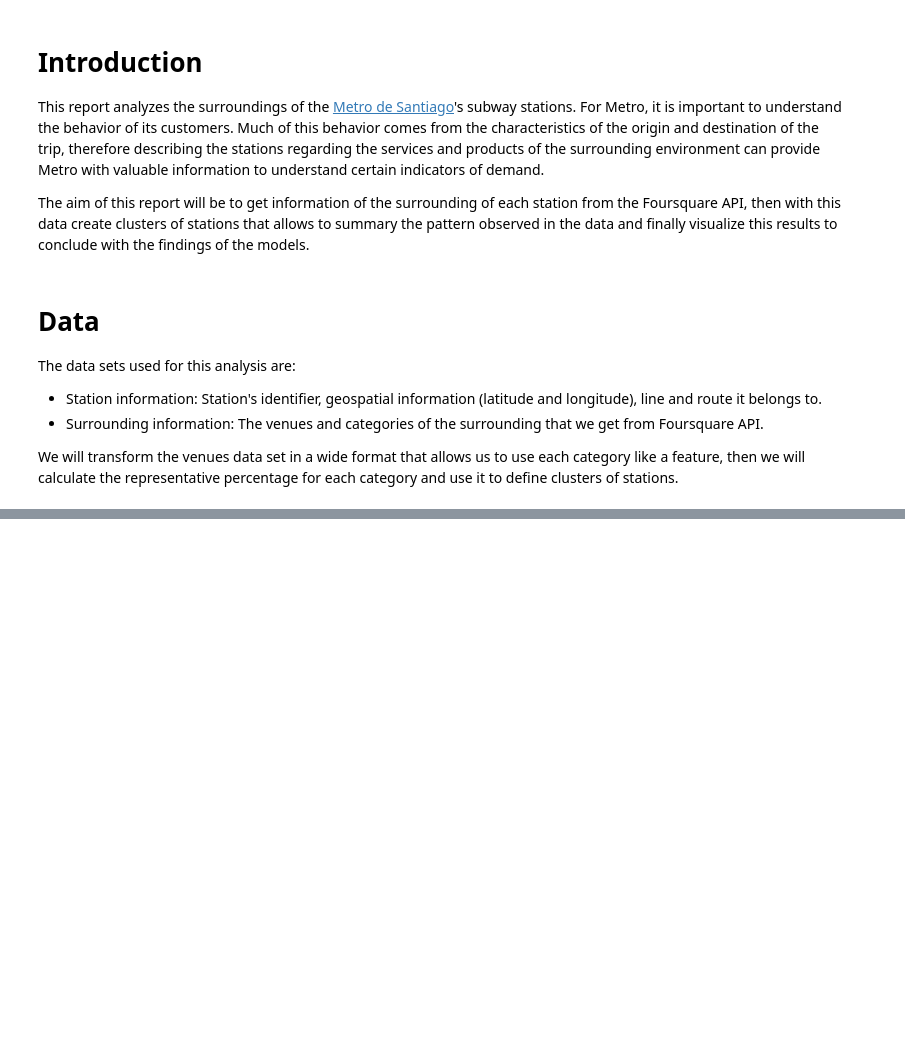
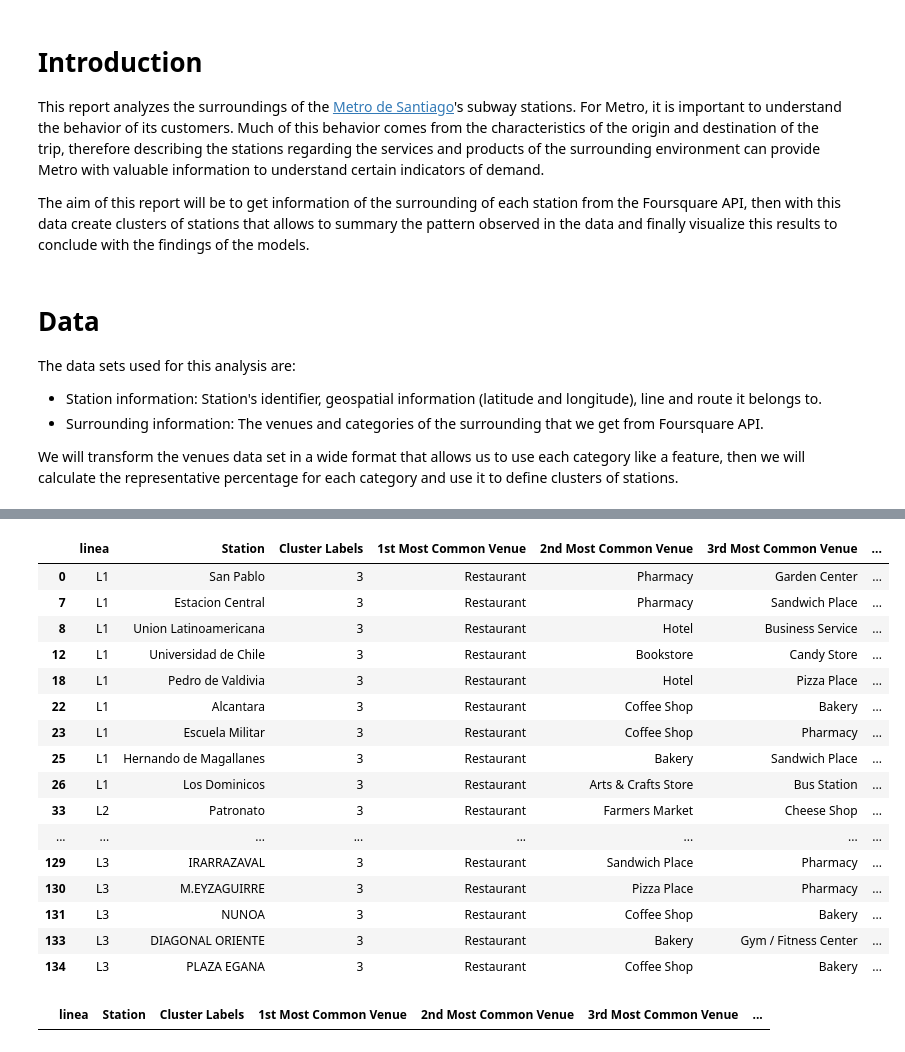
Before and after one commit to dehuencho/Coursera_Capstone, a Jupyter notebook: CapstoneNotebook.ipynb, the cells around one changed output, grey strips where cells are left out. Saved outputs shown, nothing was run; the diff lists cells and outputs as text; code cells hidden in the pictures; blank space fills up the shorter version.

```diff
--- a/CapstoneNotebook.ipynb
+++ b/CapstoneNotebook.ipynb
@@ -32,0 +614,24 @@ We will transform the venues data set in a wide format that allows us to use eac
+# %%
+metro_merged.loc[metro_merged['Cluster Labels'] == 3, metro_merged.columns[[1] + list(range(5, metro_merged.shape[1]))]]
+# %% [output]
+|  | linea | Station | Cluster Labels | 1st Most Common Venue | 2nd Most Common Venue | 3rd Most Common Venue | ... |
+| 0 | L1 | San Pablo | 3 | Restaurant | Pharmacy | Garden Center | ... |
+| 7 | L1 | Estacion Central | 3 | Restaurant | Pharmacy | Sandwich Place | ... |
+| 8 | L1 | Union Latinoamericana | 3 | Restaurant | Hotel | Business Service | ... |
+| 12 | L1 | Universidad de Chile | 3 | Restaurant | Bookstore | Candy Store | ... |
+| 18 | L1 | Pedro de Valdivia | 3 | Restaurant | Hotel | Pizza Place | ... |
+| 22 | L1 | Alcantara | 3 | Restaurant | Coffee Shop | Bakery | ... |
+| 23 | L1 | Escuela Militar | 3 | Restaurant | Coffee Shop | Pharmacy | ... |
+| 25 | L1 | Hernando de Magallanes | 3 | Restaurant | Bakery | Sandwich Place | ... |
+| 26 | L1 | Los Dominicos | 3 | Restaurant | Arts & Crafts Store | Bus Station | ... |
+| 33 | L2 | Patronato | 3 | Restaurant | Farmers Market | Cheese Shop | ... |
+| ... | ... | ... | ... | ... | ... | ... | ... |
+| 129 | L3 | IRARRAZAVAL | 3 | Restaurant | Sandwich Place | Pharmacy | ... |
+| 130 | L3 | M.EYZAGUIRRE | 3 | Restaurant | Pizza Place | Pharmacy | ... |
+| 131 | L3 | NUNOA | 3 | Restaurant | Coffee Shop | Bakery | ... |
+| 133 | L3 | DIAGONAL ORIENTE | 3 | Restaurant | Bakery | Gym / Fitness Center | ... |
+| 134 | L3 | PLAZA EGANA | 3 | Restaurant | Coffee Shop | Bakery | ... |
+# %%
+metro_merged.loc[metro_merged['Cluster Labels'] == 4, metro_merged.columns[[1] + list(range(5, metro_merged.shape[1]))]]
+# %% [output]
+|  | linea | Station | Cluster Labels | 1st Most Common Venue | 2nd Most Common Venue | 3rd Most Common Venue | ... |
```
Also changed, not shown: parts of 53 cells of this notebook, 5 other files.
